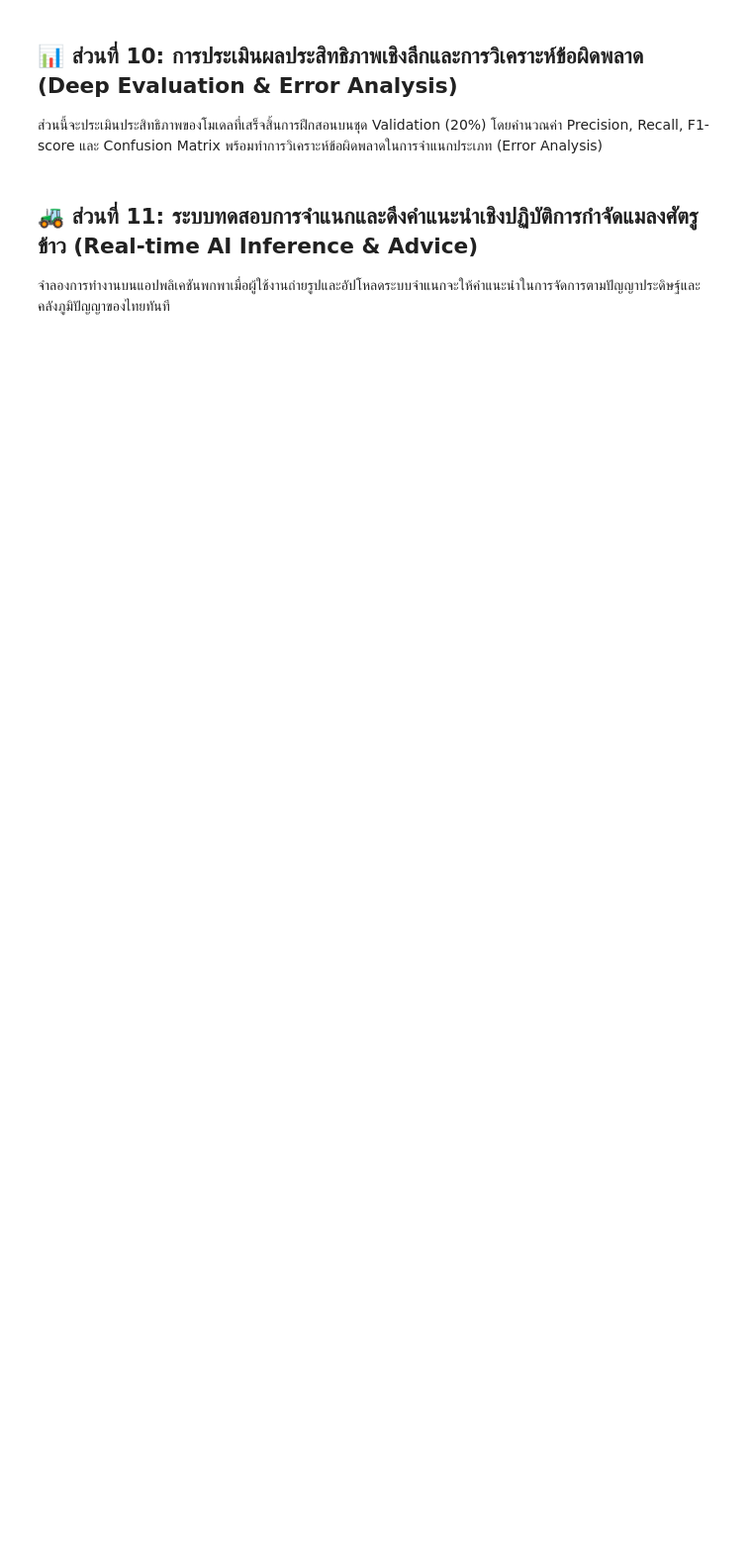
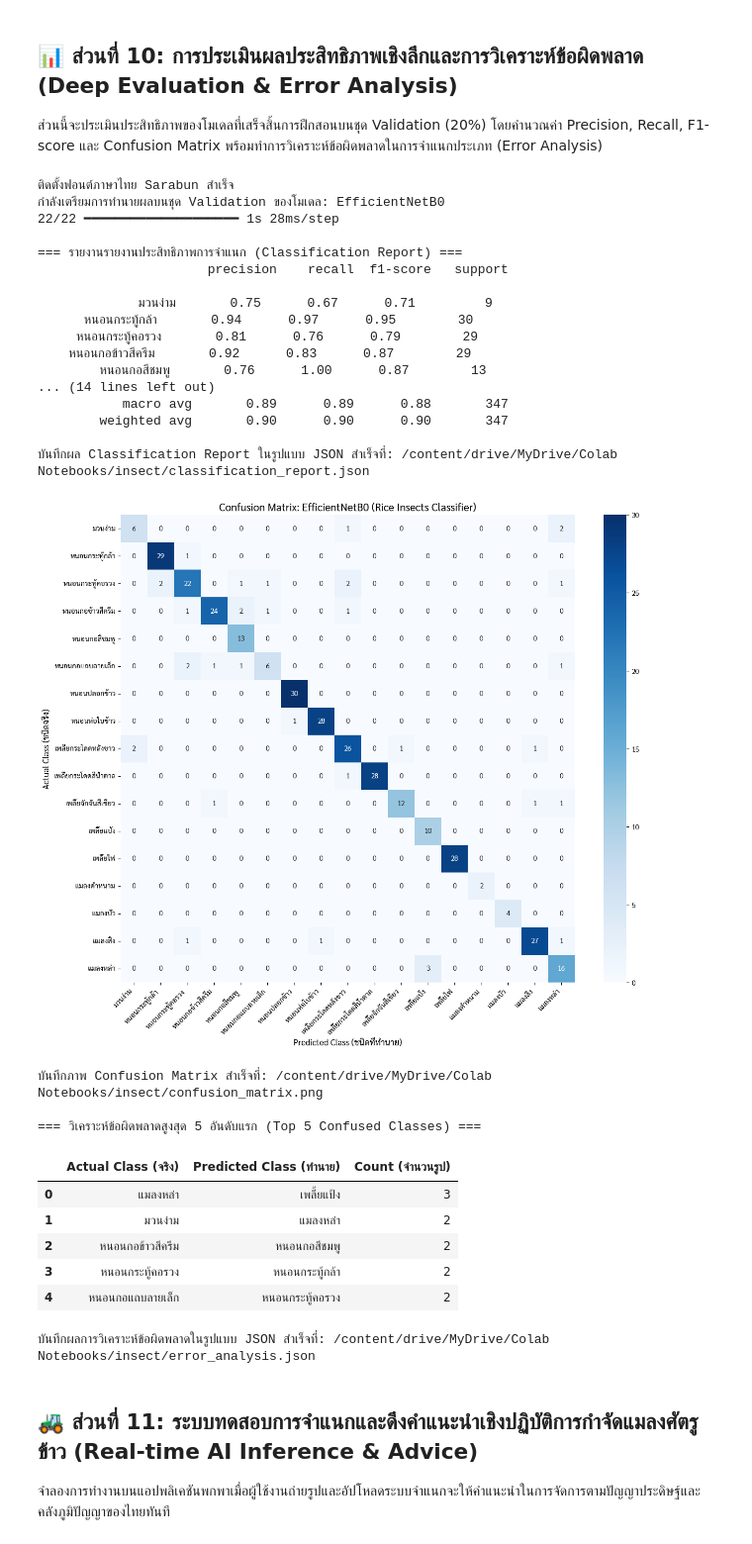
Before and after one commit to arc6828/insect, a Jupyter notebook: insect.ipynb, the cells around one changed output. Shown at 99% size. Drawn from its saved outputs; the diff is of its cells as text; code cells hidden in the pictures; blank space fills up the shorter version.

```diff
--- a/insect.ipynb
+++ b/insect.ipynb
@@ -638,6 +638,13 @@ for name in selected_models:
     histories[name] = history.history
     trained_models[name] = (model, base_model)
 
+    # Save model after Feature Extraction phase
+    model_fe_path = f"{name}_feature_extraction.h5"
+    if os.path.exists('/content/drive/MyDrive/Colab Notebooks/insect'):
+        model_fe_path = f"/content/drive/MyDrive/Colab Notebooks/insect/{name}_feature_extraction.h5"
+    model.save(model_fe_path)
+    print(f"Saved {name} Feature Extraction model to: {model_fe_path}")
+
 # --- [บันทึกประวัติการเทรนเฟสแรกแยกออกมาเป็นไฟล์ JSON] ---
 history_fe_path = 'history_feature_extraction.json'
 if os.path.exists('/content/drive/MyDrive/Colab Notebooks/insect'):
@@ -884,6 +1051,18 @@ import pandas as pd
 from sklearn.metrics import classification_report, confusion_matrix
 
 print("กำลังเตรียมการทำนายผลบนชุด Validation ของโมเดล:", best_model_name)
+# Ensure model_to_export is defined, load from disk if necessary
+if 'model_to_export' not in globals():
+    best_model_name = "EfficientNetB0"
+    model_ft_path = f"{best_model_name}_fine_tuned.h5"
+    if os.path.exists('/content/drive/MyDrive/Colab Notebooks/insect'):
+        model_ft_path = f"/content/drive/MyDrive/Colab Notebooks/insect/{best_model_name}_fine_tuned.h5"
+
+    if os.path.exists(model_ft_path):
+        print(f"Loading model for evaluation: {model_ft_path}")
+        model_to_export = tf.keras.models.load_model(model_ft_path)
+    else:
+        raise FileNotFoundError(f"Could not find model at {model_ft_path}")
 model_eval = model_to_export
 
 # ดึงรายการคลาสและรีเซ็ต Generator
@@ -897,10 +1076,28 @@ y_true = val_generator.classes
 
 # 1. Classification Report (Precision, Recall, F1-score)
 print("\n=== รายงานรายงานประสิทธิภาพการจำแนก (Classification Report) ===")
-print(classification_report(y_true, y_pred, target_names=class_labels))
+report = classification_report(y_true, y_pred, target_names=class_labels)
+print(report)
+
+# บันทึก Classification Report เป็น JSON เพื่อนำไปเขียนงานวิจัย (Paper)
+report_dict = classification_report(y_true, y_pred, target_names=class_labels, output_dict=True)
+eval_json_path = os.path.join(gdrive_dir, 'classification_report.json') if os.path.exists(gdrive_dir) else 'classification_report.json'
+with open(eval_json_path, 'w', encoding='utf-8') as f:
+    json.dump(report_dict, f, indent=4, ensure_ascii=False)
+print(f"บันทึกผล Classification Report ในรูปแบบ JSON สำเร็จที่: {eval_json_path}")
 
 # 2. พล็อต Confusion Matrix
 cm = confusion_matrix(y_true, y_pred)
+
+# บันทึกผล Confusion Matrix ดิบพร้อมป้ายกำกับคลาสเป็น JSON
+cm_dict = {
+    "classes": class_labels,
+    "confusion_matrix": cm.tolist()
+}
+cm_json_path = os.path.join(gdrive_dir, 'confusion_matrix.json') if os.path.exists(gdrive_dir) else 'confusion_matrix.json'
+with open(cm_json_path, 'w', encoding='utf-8') as f:
+    json.dump(cm_dict, f, indent=4, ensure_ascii=False)
+print(f"บันทึกผล Confusion Matrix ดิบในรูปแบบ JSON สำเร็จที่: {cm_json_path}")
 plt.figure(figsize=(13, 11))
 sns.heatmap(cm, annot=True, fmt='d', cmap='Blues',
             xticklabels=class_labels, yticklabels=class_labels)
@@ -909,33 +1106,67 @@ plt.ylabel('Actual Class (ชนิดจริง)', fontsize=12)
 plt.xlabel('Predicted Class (ชนิดที่ทำนาย)', fontsize=12)
 plt.xticks(rotation=45, ha='right')
 plt.yticks(rotation=0)
 plt.tight_layout()
 
 # กำหนดตำแหน่งบันทึกไฟล์ภาพ
 gdrive_dir = '/content/drive/MyDrive/Colab Notebooks/insect'
 cm_image_path = os.path.join(gdrive_dir, 'confusion_matrix.png') if os.path.exists(gdrive_dir) else 'confusion_matrix.png'
 plt.savefig(cm_image_path, dpi=300)
 plt.show()
 print(f"บันทึกภาพ Confusion Matrix สำเร็จที่: {cm_image_path}")
 
 # 3. ค้นหาคลาสที่โมเดลสับสนบ่อยที่สุด (Error Analysis)
 errors = []
 for i in range(len(class_labels)):
     for j in range(len(class_labels)):
         if i != j and cm[i][j] > 0:
             errors.append({
                 "Actual Class (จริง)": class_labels[i],
                 "Predicted Class (ทำนาย)": class_labels[j],
                 "Count (จำนวนรูป)": cm[i][j]
             })
 
 df_errors = pd.DataFrame(errors)
 if not df_errors.empty:
     df_errors = df_errors.sort_values(by="Count (จำนวนรูป)", ascending=False).reset_index(drop=True)
     print("\n=== วิเคราะห์ข้อผิดพลาดสูงสุด 5 อันดับแรก (Top 5 Confused Classes) ===")
     display(df_errors.head(5))
+
+    # บันทึกผลการวิเคราะห์ข้อผิดพลาดเป็น JSON สำหรับเขียน Paper
+    error_json_path = os.path.join(gdrive_dir, 'error_analysis.json') if os.path.exists(gdrive_dir) else 'error_analysis.json'
+    df_errors.to_json(error_json_path, orient='records', force_ascii=False, indent=4)
+    print(f"บันทึกผลการวิเคราะห์ข้อผิดพลาดในรูปแบบ JSON สำเร็จที่: {error_json_path}")
 else:
     print("\n=== แบบจำลองสามารถทายได้อย่างสมบูรณ์แบบโดยไม่พบข้อผิดพลาดบนชุด Validation! ===")
+# %% [output]
+ติดตั้งฟอนต์ภาษาไทย Sarabun สำเร็จ
+กำลังเตรียมการทำนายผลบนชุด Validation ของโมเดล: EfficientNetB0
+22/22 ━━━━━━━━━━━━━━━━━━━━ 1s 28ms/step
+
+=== รายงานรายงานประสิทธิภาพการจำแนก (Classification Report) ===
+                      precision    recall  f1-score   support
+
+             มวนง่าม       0.75      0.67      0.71         9
+      หนอนกระทู้กล้า       0.94      0.97      0.95        30
+     หนอนกระทู้คอรวง       0.81      0.76      0.79        29
+    หนอนกอข้าวสีครีม       0.92      0.83      0.87        29
+        หนอนกอสีชมพู       0.76      1.00      0.87        13
+... (14 lines left out)
+           macro avg       0.89      0.89      0.88       347
+        weighted avg       0.90      0.90      0.90       347
+
+บันทึกผล Classification Report ในรูปแบบ JSON สำเร็จที่: /content/drive/MyDrive/Colab Notebooks/insect/classification_report.json
+[figure, added]
+บันทึกภาพ Confusion Matrix สำเร็จที่: /content/drive/MyDrive/Colab Notebooks/insect/confusion_matrix.png
+
+=== วิเคราะห์ข้อผิดพลาดสูงสุด 5 อันดับแรก (Top 5 Confused Classes) ===
+|  | Actual Class (จริง) | Predicted Class (ทำนาย) | Count (จำนวนรูป) |
+| 0 | แมลงหล่า | เพลี้ยแป้ง | 3 |
+| 1 | มวนง่าม | แมลงหล่า | 2 |
+| 2 | หนอนกอข้าวสีครีม | หนอนกอสีชมพู | 2 |
+| 3 | หนอนกระทู้คอรวง | หนอนกระทู้กล้า | 2 |
+| 4 | หนอนกอแถบลายเล็ก | หนอนกระทู้คอรวง | 2 |
+บันทึกผลการวิเคราะห์ข้อผิดพลาดในรูปแบบ JSON สำเร็จที่: /content/drive/MyDrive/Colab Notebooks/insect/error_analysis.json
 # %% [markdown]
 ## 🚜 ส่วนที่ 11: ระบบทดสอบการจำแนกและดึงคำแนะนำเชิงปฏิบัติการกำจัดแมลงศัตรูข้าว (Real-time AI Inference & Advice)
 จำลองการทำงานบนแอปพลิเคชันพกพาเมื่อผู้ใช้งานถ่ายรูปและอัปโหลดระบบจำแนกจะให้คำแนะนำในการจัดการตามปัญญาประดิษฐ์และคลังภูมิปัญญาของไทยทันที
```
Also changed, not shown: parts of 6 cells of this notebook, 5 other files.
